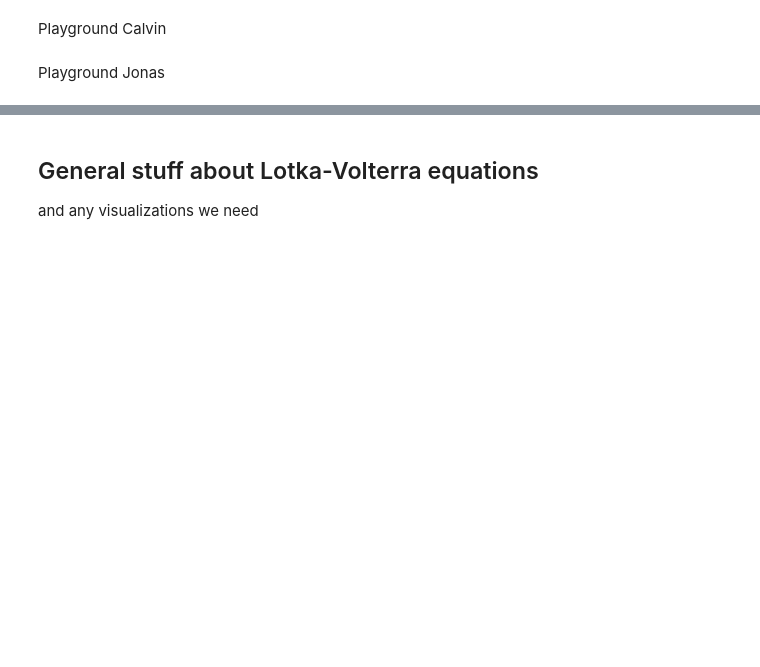
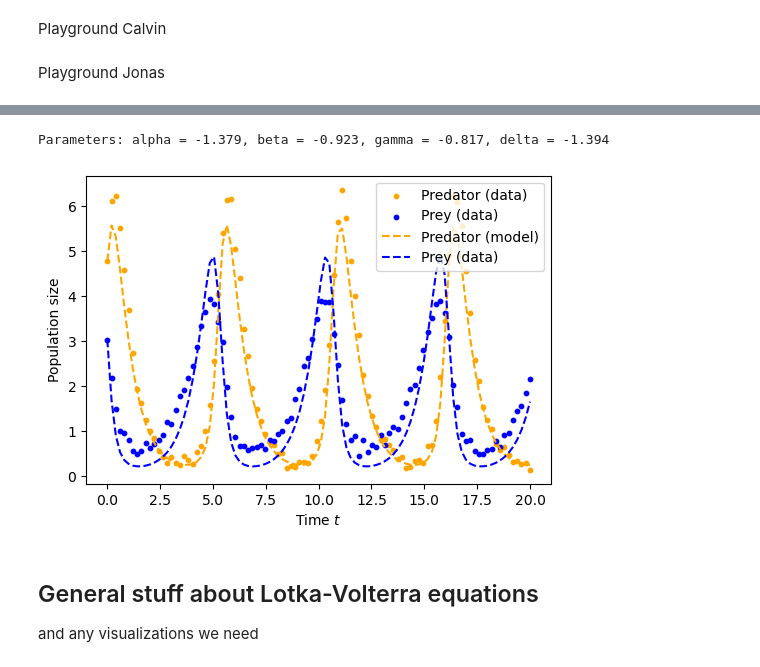
Before and after one commit to jonas4climate/ss-assignment-3, a Jupyter notebook: CalvinLaw_11306734_RaymondZhang_14865904_JonasSchaefer_14039982_3.ipynb, the cells around one changed output, grey strips where cells are left out. Saved outputs shown, nothing was run; the diff lists cells and outputs as text; code cells hidden in the pictures; blank space fills up the shorter version.

```diff
--- a/CalvinLaw_11306734_RaymondZhang_14865904_JonasSchaefer_14039982_3.ipynb
+++ b/CalvinLaw_11306734_RaymondZhang_14865904_JonasSchaefer_14039982_3.ipynb
@@ -24,3 +53,31 @@ Playground Jonas
+# %%
+def objective_func(params, t, x, y):
+    """
+    Cost function for the Lotka-Volterra model.
+    """
+    alpha, beta, gamma, delta = params
+    x0, y0 = x[0], y[0]
+    x_pred, y_pred = sp.integrate.odeint(lv_model, [x0, y0], t, args=(alpha, beta, gamma, delta)).T
+    return np.sum((x_pred - x)**2 + (y_pred - y)**2)
+
+# TODO find smarter bounds
+bounds = [(-2, 2), (-2, 2), (-2, 2), (-2, 2)]
+res = dual_annealing(objective_func, args=(t, x, y), bounds=bounds, maxiter=1_000, no_local_search=True, seed=SEED)
+alpha, beta, gamma, delta = res.x
+print(f'Parameters: alpha = {alpha:.3f}, beta = {beta:.3f}, gamma = {gamma:.3f}, delta = {delta:.3f}')
+
+plt.figure(figsize=(6, 4))
+plt.scatter(t, x, label='Predator (data)', s=10, color='orange')
+plt.scatter(t, y, label='Prey (data)', s=10, color='blue')
+plt.plot(t, sp.integrate.odeint(lv_model, [x[0], y[0]], t, args=(alpha, beta, gamma, delta)).T[0], label='Predator (model)', color='orange', linestyle='--')
+plt.plot(t, sp.integrate.odeint(lv_model, [x[0], y[0]], t, args=(alpha, beta, gamma, delta)).T[1], label='Prey (data)', color='blue', linestyle='--')
+plt.legend()
+plt.xlabel('Time $t$')
+plt.ylabel('Population size')
+plt.show()
+# %% [output]
+Parameters: alpha = -1.379, beta = -0.923, gamma = -0.817, delta = -1.394
+[figure, added]
 # %% [markdown]
 ## General stuff about Lotka-Volterra equations
 
```
Also changed, not shown: parts of 3 cells of this notebook.
